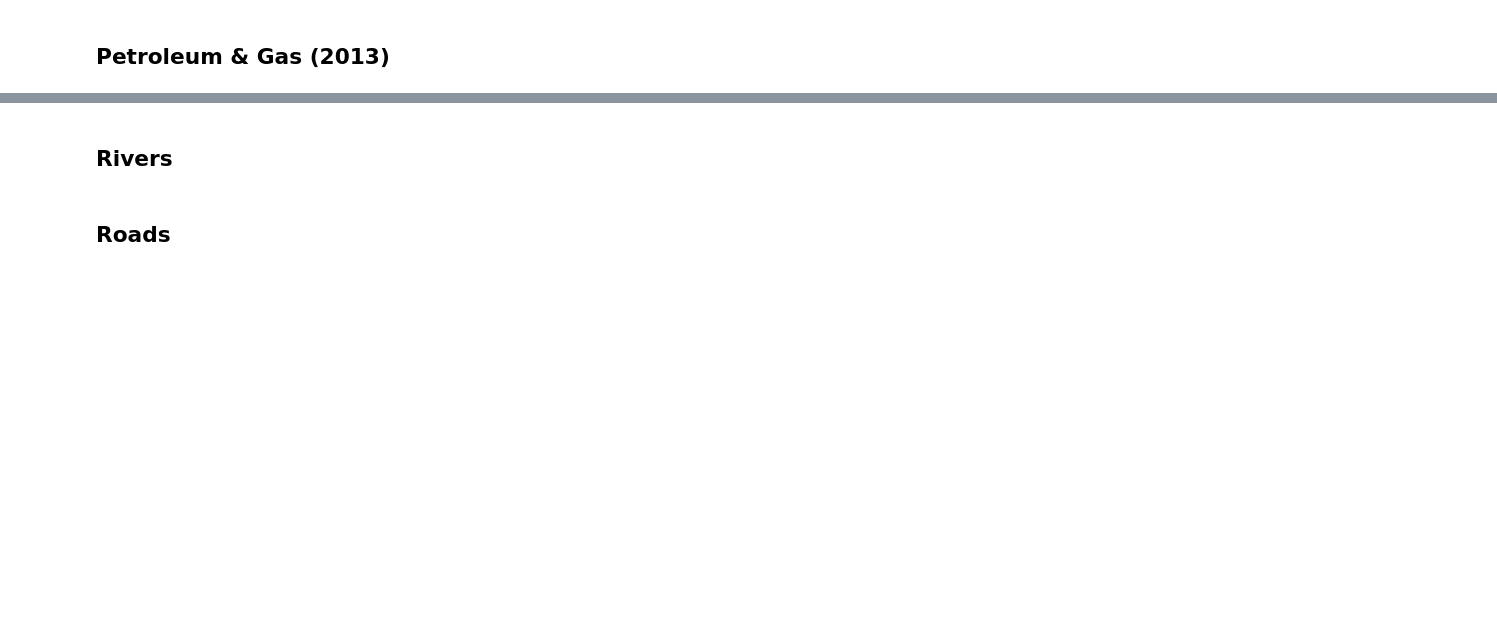
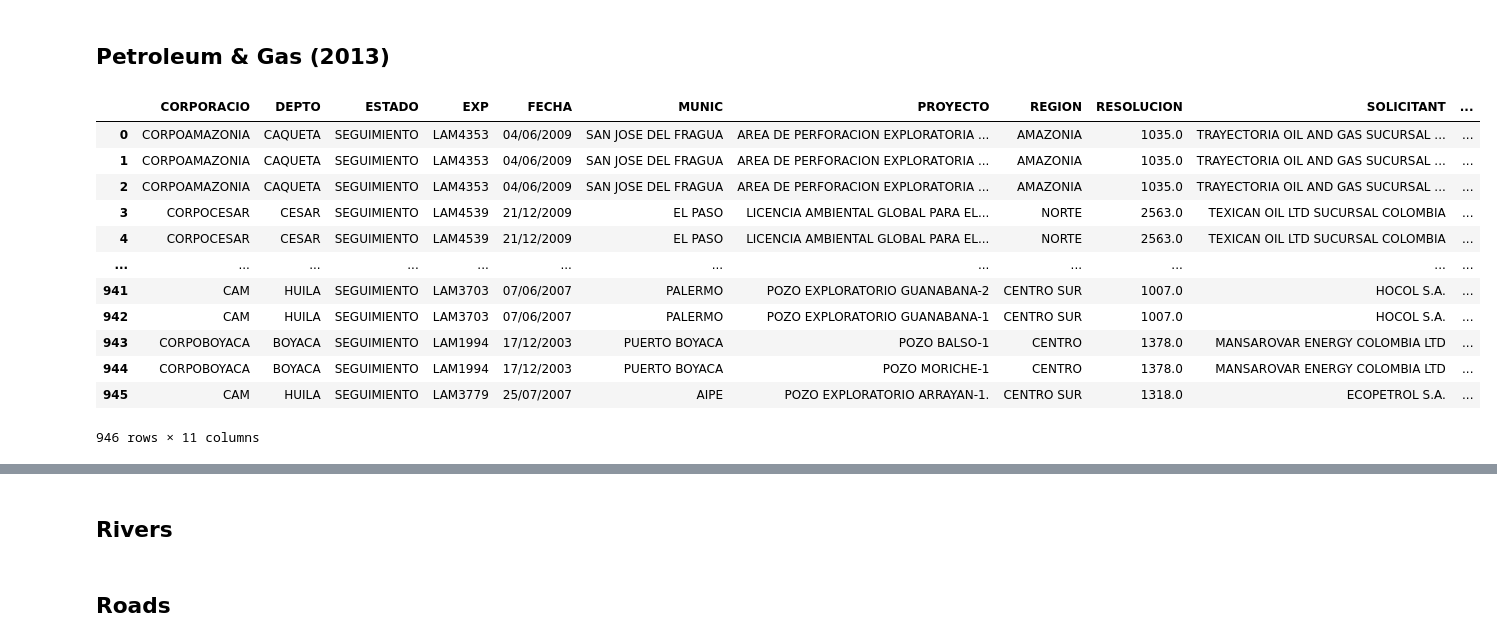
Before and after one commit to Jcavilarincon/03-geopark-vector-data, a Jupyter notebook: notebooks/geopark-vector-data-empty.ipynb, the cells around one changed output, grey strips where cells are left out. Drawn from its saved outputs; the diff is of its cells as text; code cells hidden in the pictures; blank space fills up the shorter version.

```diff
--- a/notebooks/geopark-vector-data-empty.ipynb
+++ b/notebooks/geopark-vector-data-empty.ipynb
@@ -71,12 +118,29 @@ dept_url = ("https://stacks.stanford.edu/file/druid:mj028ht5751/data.zip")
 # %%
 # Oil & Gas (point shapefile)
 
 # Citation: Petroleum and Gas Extraction Sites Colombia 2013. [Shapefile].
 # Sistema de Inforrmacion Ambiental de Colombia (SIAC).
 # Retrieved from https://maps.princeton.edu/catalog/tufts-colombia-petroleumgasexplotation-sites-13
 
 oil_url = ("https://maps.princeton.edu/download/file/tufts-colombia-petroleumgasexplotation-sites-13-shapefile.zip")
 
 # Open the oil and gas data using geopandas
+
+oil = gpd.read_file(oil_url)
+oil
+# %% [output]
+|  | CORPORACIO | DEPTO | ESTADO | EXP | FECHA | MUNIC | PROYECTO | REGION | RESOLUCION | SOLICITANT | ... |
+| 0 | CORPOAMAZONIA | CAQUETA | SEGUIMIENTO | LAM4353 | 04/06/2009 | SAN JOSE DEL FRAGUA | AREA DE PERFORACION EXPLORATORIA ... | AMAZONIA | 1035.0 | TRAYECTORIA OIL AND GAS SUCURSAL ... | ... |
+| 1 | CORPOAMAZONIA | CAQUETA | SEGUIMIENTO | LAM4353 | 04/06/2009 | SAN JOSE DEL FRAGUA | AREA DE PERFORACION EXPLORATORIA ... | AMAZONIA | 1035.0 | TRAYECTORIA OIL AND GAS SUCURSAL ... | ... |
+| 2 | CORPOAMAZONIA | CAQUETA | SEGUIMIENTO | LAM4353 | 04/06/2009 | SAN JOSE DEL FRAGUA | AREA DE PERFORACION EXPLORATORIA ... | AMAZONIA | 1035.0 | TRAYECTORIA OIL AND GAS SUCURSAL ... | ... |
+| 3 | CORPOCESAR | CESAR | SEGUIMIENTO | LAM4539 | 21/12/2009 | EL PASO | LICENCIA AMBIENTAL GLOBAL PARA EL... | NORTE | 2563.0 | TEXICAN OIL LTD SUCURSAL COLOMBIA | ... |
+| 4 | CORPOCESAR | CESAR | SEGUIMIENTO | LAM4539 | 21/12/2009 | EL PASO | LICENCIA AMBIENTAL GLOBAL PARA EL... | NORTE | 2563.0 | TEXICAN OIL LTD SUCURSAL COLOMBIA | ... |
+| ... | ... | ... | ... | ... | ... | ... | ... | ... | ... | ... | ... |
+| 941 | CAM | HUILA | SEGUIMIENTO | LAM3703 | 07/06/2007 | PALERMO | POZO EXPLORATORIO GUANABANA-2 | CENTRO SUR | 1007.0 | HOCOL S.A. | ... |
+| 942 | CAM | HUILA | SEGUIMIENTO | LAM3703 | 07/06/2007 | PALERMO | POZO EXPLORATORIO GUANABANA-1 | CENTRO SUR | 1007.0 | HOCOL S.A. | ... |
+| 943 | CORPOBOYACA | BOYACA | SEGUIMIENTO | LAM1994 | 17/12/2003 | PUERTO BOYACA | POZO BALSO-1 | CENTRO | 1378.0 | MANSAROVAR ENERGY COLOMBIA LTD | ... |
+| 944 | CORPOBOYACA | BOYACA | SEGUIMIENTO | LAM1994 | 17/12/2003 | PUERTO BOYACA | POZO MORICHE-1 | CENTRO | 1378.0 | MANSAROVAR ENERGY COLOMBIA LTD | ... |
+| 945 | CAM | HUILA | SEGUIMIENTO | LAM3779 | 25/07/2007 | AIPE | POZO EXPLORATORIO ARRAYAN-1. | CENTRO SUR | 1318.0 | ECOPETROL S.A. | ... |
+946 rows × 11 columns
 # %%
 # Print all the entries in the 'SOLICITANT' column using .to_string(index=False)
```
Also changed, not shown: parts of 11 cells of this notebook.
